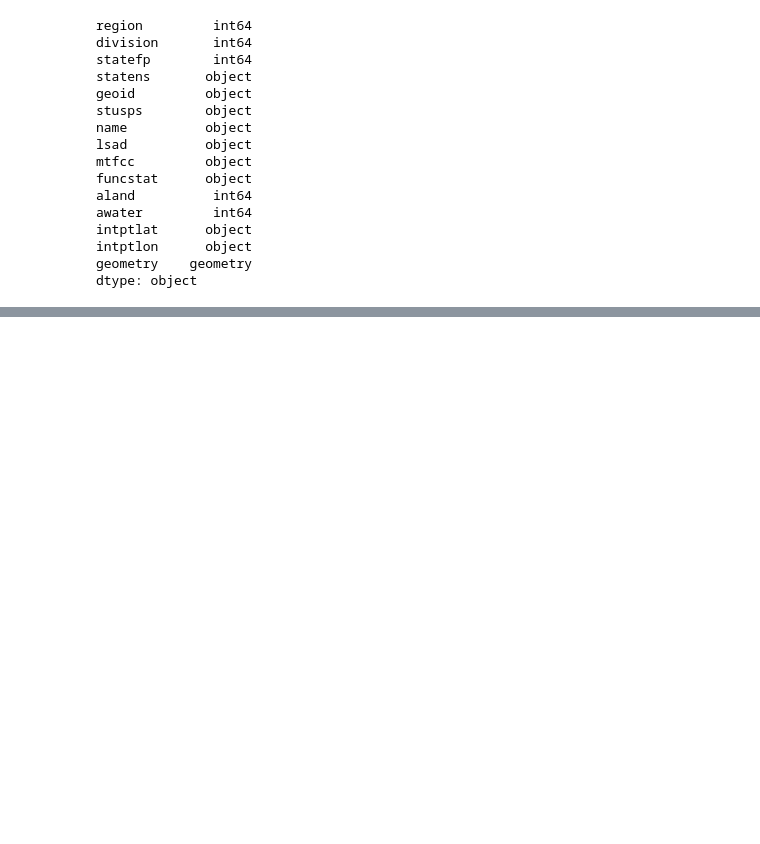
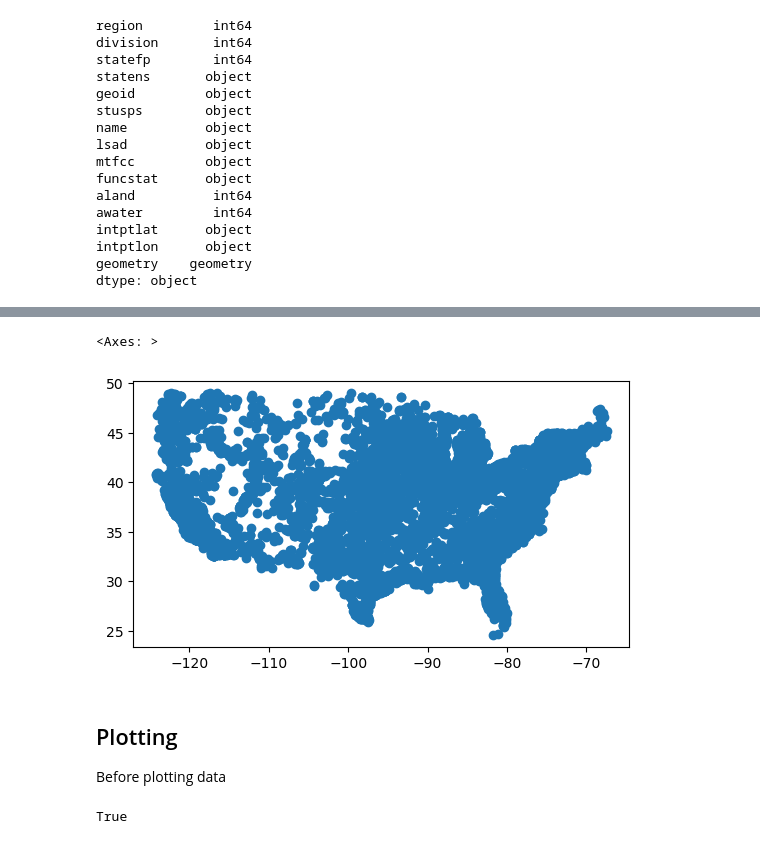
Before and after one commit to sofiasarak/eds220-in-class, a Jupyter notebook: week5-code-streamlining.ipynb, the cells around one changed output, grey strips where cells are left out. Cells and saved outputs as stored; diff of their text form; code cells hidden in the pictures; blank space fills up the shorter version.

```diff
--- a/week5-code-streamlining.ipynb
+++ b/week5-code-streamlining.ipynb
@@ -199,0 +268,15 @@ dtype: object
+# %%
+power_plants = power_plants[~power_plants['state'].isin(["Alaska", "Hawaii", "Puerto Rico"])]
+# %%
+power_plants.plot()
+# %% [output]
+<Axes: >
+[figure, added]
+# %% [markdown]
+## Plotting
+
+Before plotting data
+# %%
+power_plants.crs == states.crs
+# %% [output]
+True
```
Also changed, not shown: parts of 22 cells of this notebook.
